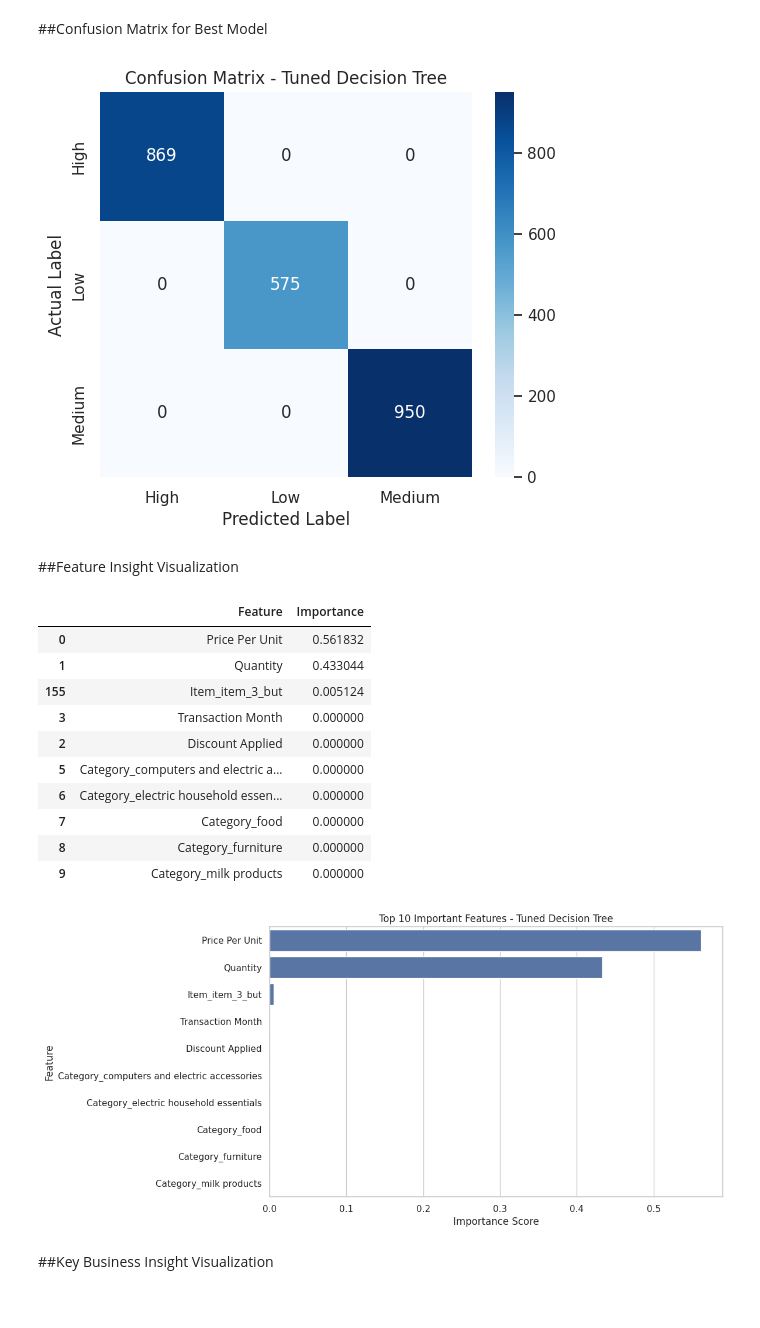
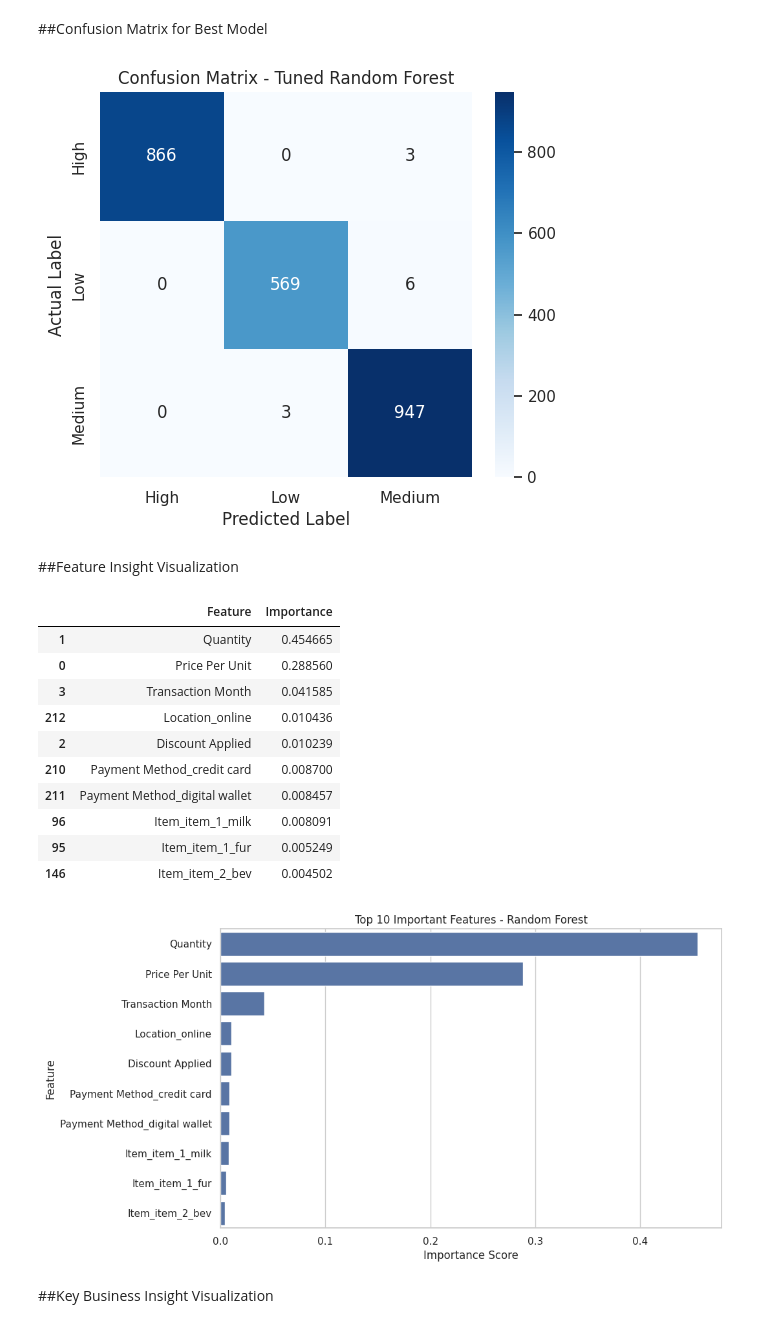
Before and after one commit to maybraniswe/Retail-Store-Sales-Analysis-and-Prediction, a Jupyter notebook: Retail_Store_Sales_Analysis_and_Prediction.ipynb, the cells around one changed output. Saved outputs shown, nothing was run; the diff lists cells and outputs as text; code cells hidden in the pictures.

```diff
--- a/Retail_Store_Sales_Analysis_and_Prediction.ipynb
+++ b/Retail_Store_Sales_Analysis_and_Prediction.ipynb
@@ -1168,0 +1116,18 @@ weighted avg       1.00      1.00      1.00      2394
+# %%
+# ==========================================================
+# EVALUATE TUNED RANDOM FOREST
+# ==========================================================
+
+tuned_rf_model = grid_rf.best_estimator_
+
+# Training prediction
+tuned_rf_train_pred = tuned_rf_model.predict(X_train_scaled)
+
+print("Tuned Random Forest - Training Performance")
+metrics_score(y_train, tuned_rf_train_pred)
+
+# Testing prediction
+tuned_rf_test_pred = tuned_rf_model.predict(X_test_scaled)
+
+print("Tuned Random Forest - Testing Performance")
+metrics_score(y_test, tuned_rf_test_pred)
@@ -1418,7 +1375,7 @@ plt.show()
 # CONFUSION MATRIX FOR BEST MODEL
 # ==========================================================
 
-cm = confusion_matrix(y_test, dt_tuned_test_pred)
+cm = confusion_matrix(y_test, tuned_rf_test_pred)
 
 plt.figure(figsize=(6,5))
 
@@ -1427,67 +1384,72 @@ sns.heatmap(
     annot=True,
     fmt="d",
     cmap="Blues",
-    xticklabels=dt_tuned.classes_,
-    yticklabels=dt_tuned.classes_
+    xticklabels=sorted(y_test.unique()),
+    yticklabels=sorted(y_test.unique())
 )
 
-plt.title("Confusion Matrix - Tuned Decision Tree")
+plt.title("Confusion Matrix - Tuned Random Forest")
 plt.xlabel("Predicted Label")
 plt.ylabel("Actual Label")
 
 plt.show()
 # %% [output]
-[figure, old version]
+[figure, new version]
 # %% [markdown]
 ##Feature Insight Visualization
 # %%
 # ==========================================================
-# FEATURE INSIGHT VISUALIZATION
+# FEATURE INSIGHT VISUALIZATION - RANDOM FOREST
 # ==========================================================
 
-feature_importance_df = pd.DataFrame({
+# Create feature importance table from the tuned Random Forest model
+rf_importance_df = pd.DataFrame({
     "Feature": X.columns,
-    "Importance": dt_tuned.feature_importances_
+    "Importance": tuned_rf_model.feature_importances_
 })
 
-feature_importance_df = feature_importance_df.sort_values(
+# Sort features by importance score
+rf_importance_df = rf_importance_df.sort_values(
     by="Importance",
     ascending=False
 )
 
-feature_importance_df.head(10)
+# Display top 10 important features
+rf_importance_df.head(10)
 # %% [output]
 |  | Feature | Importance |
-| 0 | Price Per Unit | 0.561832 |
-| 1 | Quantity | 0.433044 |
-| 155 | Item_item_3_but | 0.005124 |
-| 3 | Transaction Month | 0.000000 |
-| 2 | Discount Applied | 0.000000 |
-| 5 | Category_computers and electric a... | 0.000000 |
-| 6 | Category_electric household essen... | 0.000000 |
-| 7 | Category_food | 0.000000 |
-| 8 | Category_furniture | 0.000000 |
-| 9 | Category_milk products | 0.000000 |
+| 1 | Quantity | 0.454665 |
+| 0 | Price Per Unit | 0.288560 |
+| 3 | Transaction Month | 0.041585 |
+| 212 | Location_online | 0.010436 |
+| 2 | Discount Applied | 0.010239 |
+| 210 | Payment Method_credit card | 0.008700 |
+| 211 | Payment Method_digital wallet | 0.008457 |
+| 96 | Item_item_1_milk | 0.008091 |
+| 95 | Item_item_1_fur | 0.005249 |
+| 146 | Item_item_2_bev | 0.004502 |
 # %%
-# Plot feature importance
+# ==========================================================
+# PLOT TOP 10 IMPORTANT FEATURES
+# ==========================================================
 
-top_features = feature_importance_df.head(10)
+top_rf_features = rf_importance_df.head(10)
 
 plt.figure(figsize=(10,6))
 
 sns.barplot(
-    data=top_features,
+    data=top_rf_features,
     x="Importance",
     y="Feature"
 )
 
-plt.title("Top 10 Important Features - Tuned Decision Tree")
+plt.title("Top 10 Important Features - Random Forest")
 plt.xlabel("Importance Score")
 plt.ylabel("Feature")
 
 plt.show()
 # %% [output]
-[figure, old version]
+[figure, new version]
 # %% [markdown]
 ##Key Business Insight Visualization
 # %%
```
Also changed, not shown: parts of 29 cells of this notebook.
